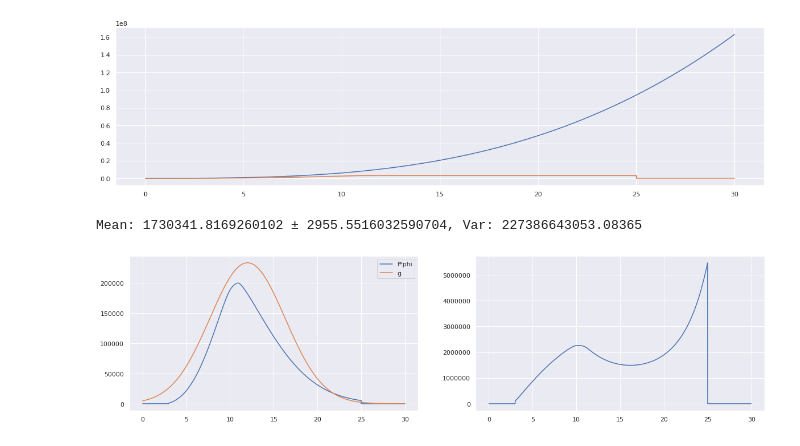
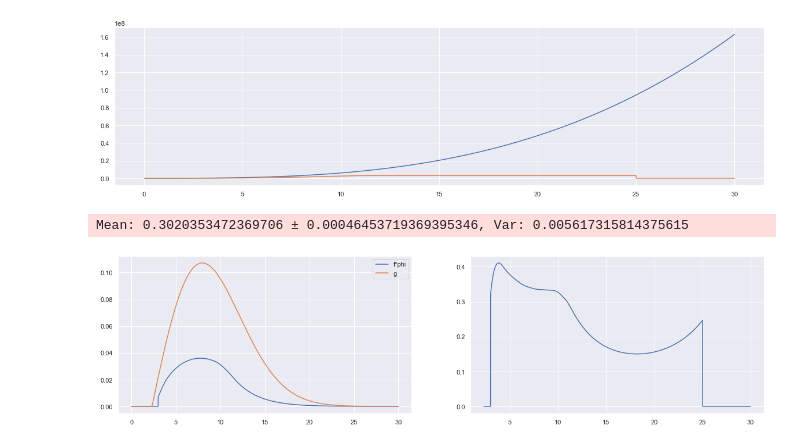
Before and after one commit to sleipner42/LP32020, a Jupyter notebook: monte-carlo/HA 1/Lab 1 Jupyter Notebook.ipynb, the cells around one changed output. Saved outputs shown, nothing was run; the diff lists cells and outputs as text; code cells hidden in the pictures.

```diff
--- a/monte-carlo/HA 1/Lab 1 Jupyter Notebook.ipynb
+++ b/monte-carlo/HA 1/Lab 1 Jupyter Notebook.ipynb
@@ -188,43 +188,41 @@ plt.plot(x,P(x))
 # %%
 with np.errstate(divide='ignore', invalid='ignore'):
     _ = plt.plot(x, P(x)/Ptot(x))
 
 x = np.linspace(0,30, num=n)
 
-power_ratio = P(x)/Ptot(x)
+power_ratio = lambda x: np.where(P(x) == 0, 0, P(x)/Ptot(x))
 
-h = lambda x: P(x)*wind_distribution.pdf(x)
 
-# Selecting g as a normal distribution
-my = 12
-sigma2 = 4.3
-g_scale = 10**6.4
-g_dist = norm(my, sigma2)
+# Selecting g as a weibull distribution
+g_dist_lambda = 8
+g_dist_k = 2
+g_dist = weibull_min(g_dist_k, loc = 2.3, scale = g_dist_lambda)
 g = lambda x: g_dist.pdf(x)
 
 plt.subplot(1,2,1)
 
-plt.plot(x,h(x), label='f*phi')
-plt.plot(x, g_scale*g(x), label = 'g')
+plt.plot(x,power_ratio(x)*wind_distribution.pdf(x), label='f*phi')
+plt.plot(x, g(x), label = 'g')
 plt.legend()
 
 plt.subplot(1,2,2)
 
-plt.plot(x, h(x)/g(x))
+plt.plot(x, wind_distribution.pdf(x)*power_ratio(x)/g(x))
 
 X = g_dist.rvs(size=n)
 
 # Function to evaluate
-s = lambda x: h(x)/g(x)
+s = lambda x: wind_distribution.pdf(x)*power_ratio(x)/g(x)
 
 # Calculate variance
 mean = np.mean(s(X))
 var = np.var(s(X))
 confidence_interval = 1.96*np.sqrt(var/n)
 
 print(f'Mean: {mean} ± {confidence_interval}, Var: {var}')
 # %% [output]
-Mean: 1730341.8169260102 ± 2955.5516032590704, Var: 227386643053.08365
+Mean: 0.3020353472369706 ± 0.00046453719369395346, Var: 0.005617315814375615
-[figure, old version]
+[figure, new version]
 # %%
 # Antar att man ska sampla från Power curve?
```
Also changed, not shown: parts of 5 cells of this notebook.
